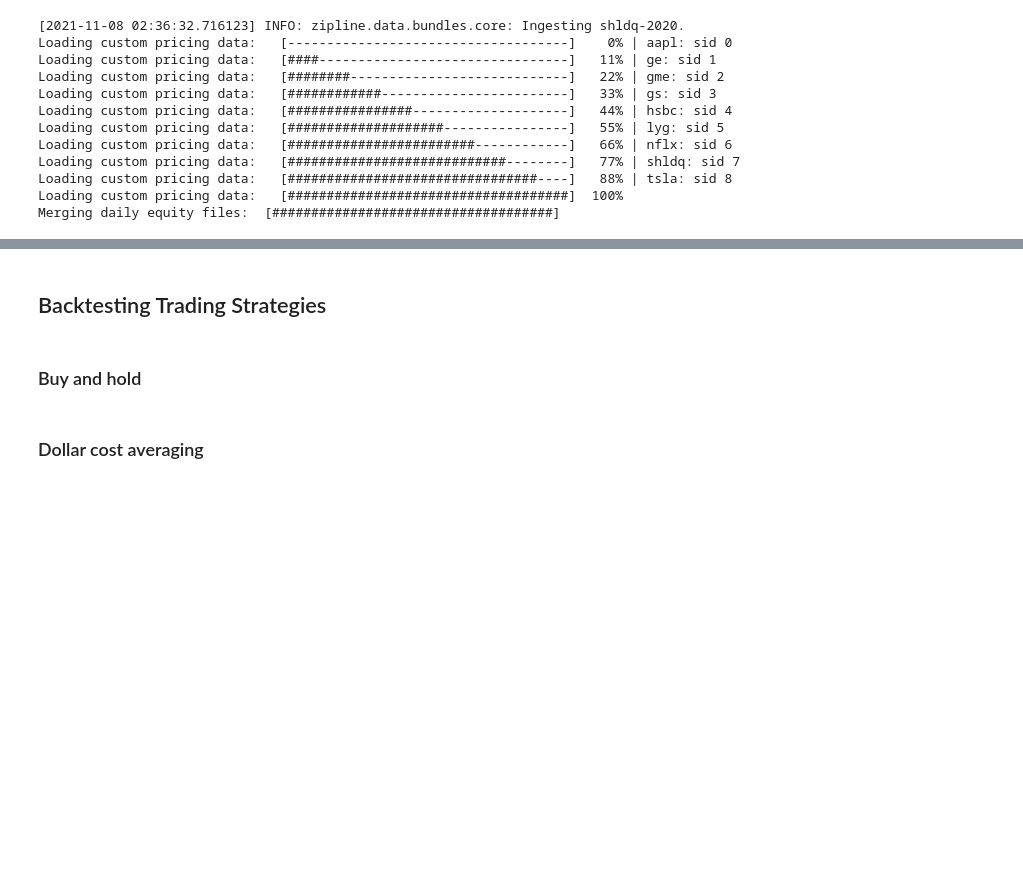
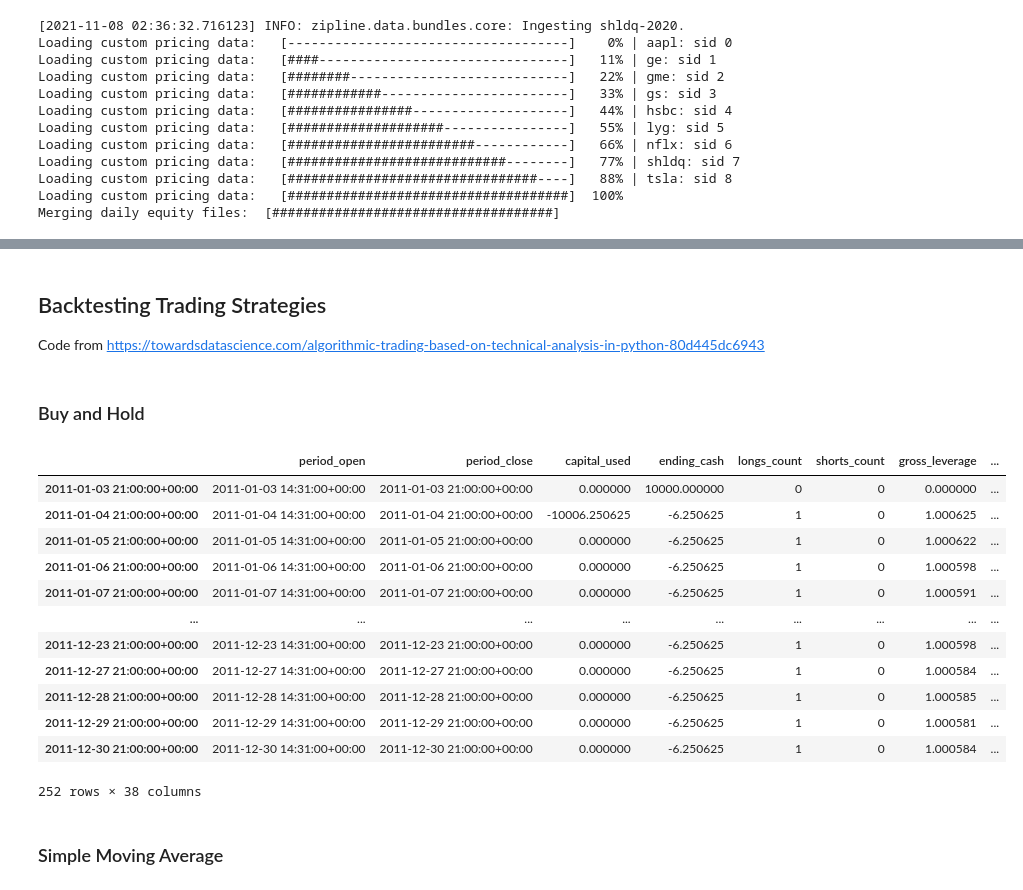
Before and after one commit to josephahn/trading_data_analysis, a Jupyter notebook: comparing_trading_strategies.ipynb, the cells around one changed output, grey strips where cells are left out. Cells and saved outputs as stored; diff of their text form; code cells hidden in the pictures; blank space fills up the shorter version.

```diff
--- a/comparing_trading_strategies.ipynb
+++ b/comparing_trading_strategies.ipynb
@@ -126,6 +97,3 @@ quantopian-quandl <no ingestions>
 # %% [markdown]
 ## Backtesting Trading Strategies
+Code from https://towardsdatascience.com/algorithmic-trading-based-on-technical-analysis-in-python-80d445dc6943
-# %%
-start = pd.Timestamp(start_date).tz_localize("UTC")
-end =pd.Timestamp(end_date).tz_localize("UTC")
-principal = 10000
@@ -173,29 +100,42 @@ def plot(title, results, columns_to_plot):
 # %% [markdown]
-### Buy and hold
+### Buy and Hold
 # %%
+%%zipline --start 2011-1-1 --end 2011-12-31 --capital-base 10000.0 -o tsla_2011_bah.pkl --no-benchmark
+
+# imports
+from zipline.api import order_percent, symbol, record
+from zipline.finance import commission
+
+# parameters
+SELECTED_STOCK = 'TSLA'
+
 def initialize(context):
-    context.asset = symbol(ticker)
+    context.asset = symbol(SELECTED_STOCK)
     context.has_ordered = False
+    context.set_commission(commission.PerShare(cost=0.0, min_trade_cost=0))
 
 def handle_data(context, data):
-    record(price=data.current(context.asset, 'price'))
 
     # trading logic
     if not context.has_ordered:
-        order_value(context.asset, principal)
+        order_percent(context.asset, 1)
         context.has_ordered = True
 
-bah_results = run_algorithm(
-    start=start,
-    end=end,
-    initialize=initialize,
-    handle_data=handle_data,
-    capital_base=principal,
-    bundle=bundle_name,
-    data_frequency="daily",
-)
-
-# plot('Buy and Hold - Tesla', bah_results, ['price'])
+    record(price=data.current(context.asset, 'price'))
+# %% [output]
+|  | period_open | period_close | capital_used | ending_cash | longs_count | shorts_count | gross_leverage | ... |
+| 2011-01-03 21:00:00+00:00 | 2011-01-03 14:31:00+00:00 | 2011-01-03 21:00:00+00:00 | 0.000000 | 10000.000000 | 0 | 0 | 0.000000 | ... |
+| 2011-01-04 21:00:00+00:00 | 2011-01-04 14:31:00+00:00 | 2011-01-04 21:00:00+00:00 | -10006.250625 | -6.250625 | 1 | 0 | 1.000625 | ... |
+| 2011-01-05 21:00:00+00:00 | 2011-01-05 14:31:00+00:00 | 2011-01-05 21:00:00+00:00 | 0.000000 | -6.250625 | 1 | 0 | 1.000622 | ... |
+| 2011-01-06 21:00:00+00:00 | 2011-01-06 14:31:00+00:00 | 2011-01-06 21:00:00+00:00 | 0.000000 | -6.250625 | 1 | 0 | 1.000598 | ... |
+| 2011-01-07 21:00:00+00:00 | 2011-01-07 14:31:00+00:00 | 2011-01-07 21:00:00+00:00 | 0.000000 | -6.250625 | 1 | 0 | 1.000591 | ... |
+| ... | ... | ... | ... | ... | ... | ... | ... | ... |
+| 2011-12-23 21:00:00+00:00 | 2011-12-23 14:31:00+00:00 | 2011-12-23 21:00:00+00:00 | 0.000000 | -6.250625 | 1 | 0 | 1.000598 | ... |
+| 2011-12-27 21:00:00+00:00 | 2011-12-27 14:31:00+00:00 | 2011-12-27 21:00:00+00:00 | 0.000000 | -6.250625 | 1 | 0 | 1.000584 | ... |
+| 2011-12-28 21:00:00+00:00 | 2011-12-28 14:31:00+00:00 | 2011-12-28 21:00:00+00:00 | 0.000000 | -6.250625 | 1 | 0 | 1.000585 | ... |
+| 2011-12-29 21:00:00+00:00 | 2011-12-29 14:31:00+00:00 | 2011-12-29 21:00:00+00:00 | 0.000000 | -6.250625 | 1 | 0 | 1.000581 | ... |
+| 2011-12-30 21:00:00+00:00 | 2011-12-30 14:31:00+00:00 | 2011-12-30 21:00:00+00:00 | 0.000000 | -6.250625 | 1 | 0 | 1.000584 | ... |
+252 rows × 38 columns
 # %% [markdown]
-### Dollar cost averaging
+### Simple Moving Average
 # %%
```
Also changed, not shown: parts of 22 cells of this notebook.
